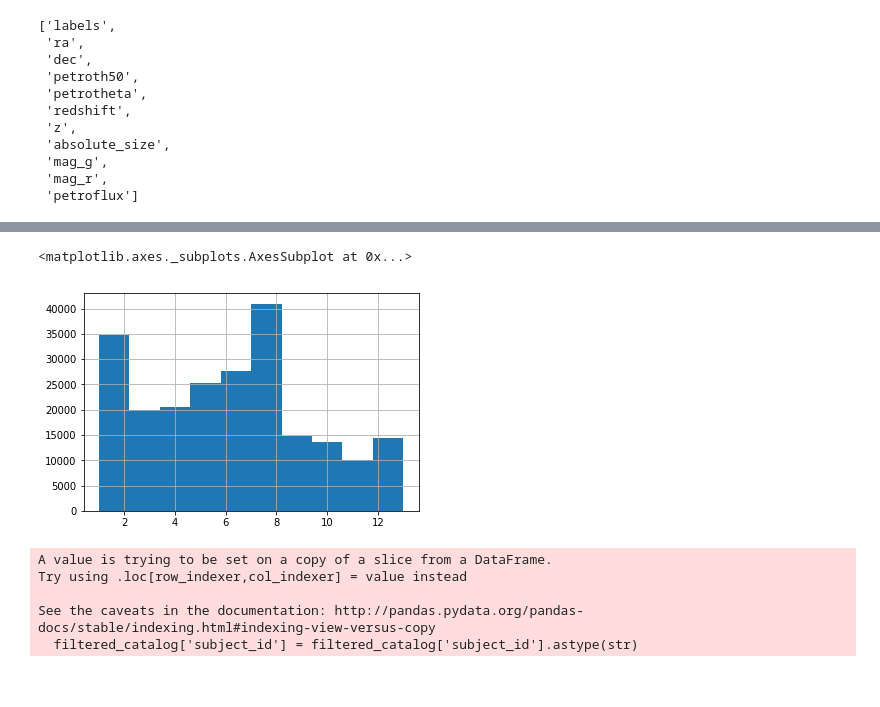
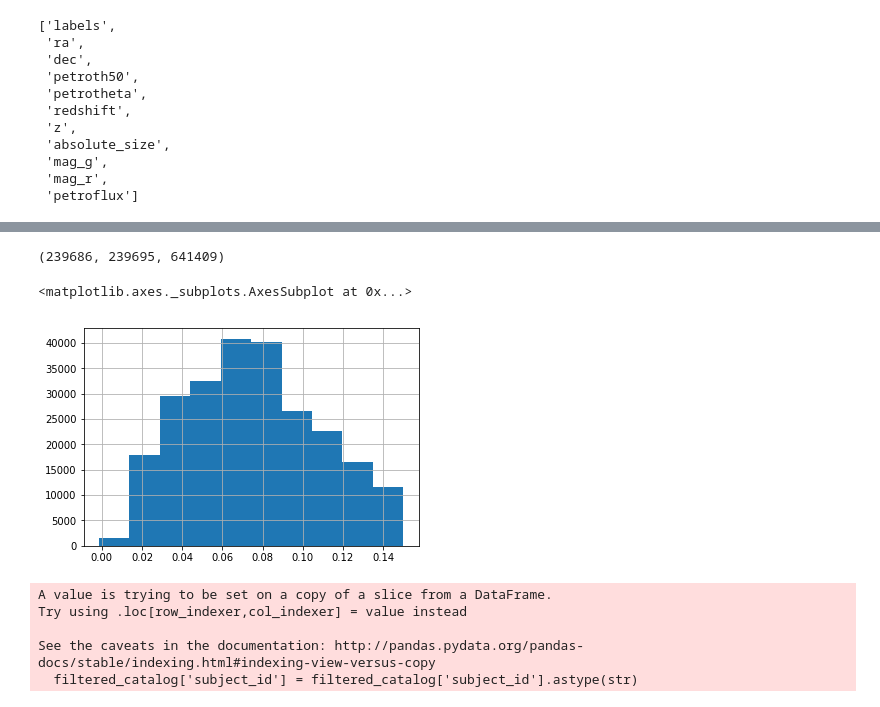
Before and after one commit to colinleach/zoobot, a Jupyter notebook: notebooks/aas_uncertainty.ipynb, the cells around one changed output, grey strips where cells are left out. Drawn from its saved outputs; the diff is of its cells as text; code cells hidden in the pictures.

```diff
--- a/notebooks/aas_uncertainty.ipynb
+++ b/notebooks/aas_uncertainty.ipynb
@@ -150,6 +126,6 @@ simulation_timeline.ATTR_STRS
 
 # catalog = pd.read_csv(os.path.join(shard_dir, 'labelled_catalog.csv'))
 # %%
-gz2_catalog = pd.read_csv('../data/gz2_classifications_and_subjects.csv', usecols=usecols, dtype={'subject_id': str})
+gz2_catalog = pd.read_csv('../data/gz2_classifications_and_subjects.csv', usecols=None, dtype={'subject_id': str})
 # %%
 # !dvc pull -r s3 nsa_v1_0_1.fits.dvc
@@ -160,5 +132,11 @@ Having any troubles? Hit us up at https://dvc.org/support, we are always happy t
 # %%
 # nsa_catalog = astropy_utils.astropy_table_to_pandas(Table.read('../data/nsa_v1_0_1.fits'))
 nsa_catalog = Table.read('../data/nsa_v1_0_1.fits')[['RA', 'DEC', 'Z']].to_pandas()
+nsa_catalog['ra'] = nsa_catalog['RA']
+del nsa_catalog['RA']
+nsa_catalog['dec'] = nsa_catalog['DEC']
+del nsa_catalog['DEC']
+nsa_catalog['redshift'] = nsa_catalog['Z']
+del nsa_catalog['Z']
 # %%
 nsa_catalog.columns.values
@@ -165,2 +147,2 @@ nsa_catalog.columns.values
 # %%
-catalog = matching_utils.match_galaxies_to_catalog_pandas(gz2_catalog, nsa_catalog)
+catalog, _ = matching_utils.match_galaxies_to_catalog_pandas(gz2_catalog, nsa_catalog, matching_radius=u.arcsec * 1000)
@@ -187,8 +149,12 @@ array(['dr7objid', 'ra_subject', 'dec_subject', 'rastring', 'decstring',
+# %%
+len(catalog), len(gz2_catalog), len(nsa_catalog)
+# %% [output]
+(239686, 239695, 641409)
 # %%
-catalog['Z'].hist()
+catalog['redshift'].hist()
 # %% [output]
 <matplotlib.axes._subplots.AxesSubplot at 0x...>
-[figure, old version]
+[figure, new version]
 # %%
 # rename for consistency with Panoptes
 catalog['smooth-or-featured_smooth_fraction'] = catalog['t01_smooth_or_features_a01_smooth_fraction']
```
Also changed, not shown: parts of 28 cells of this notebook.
